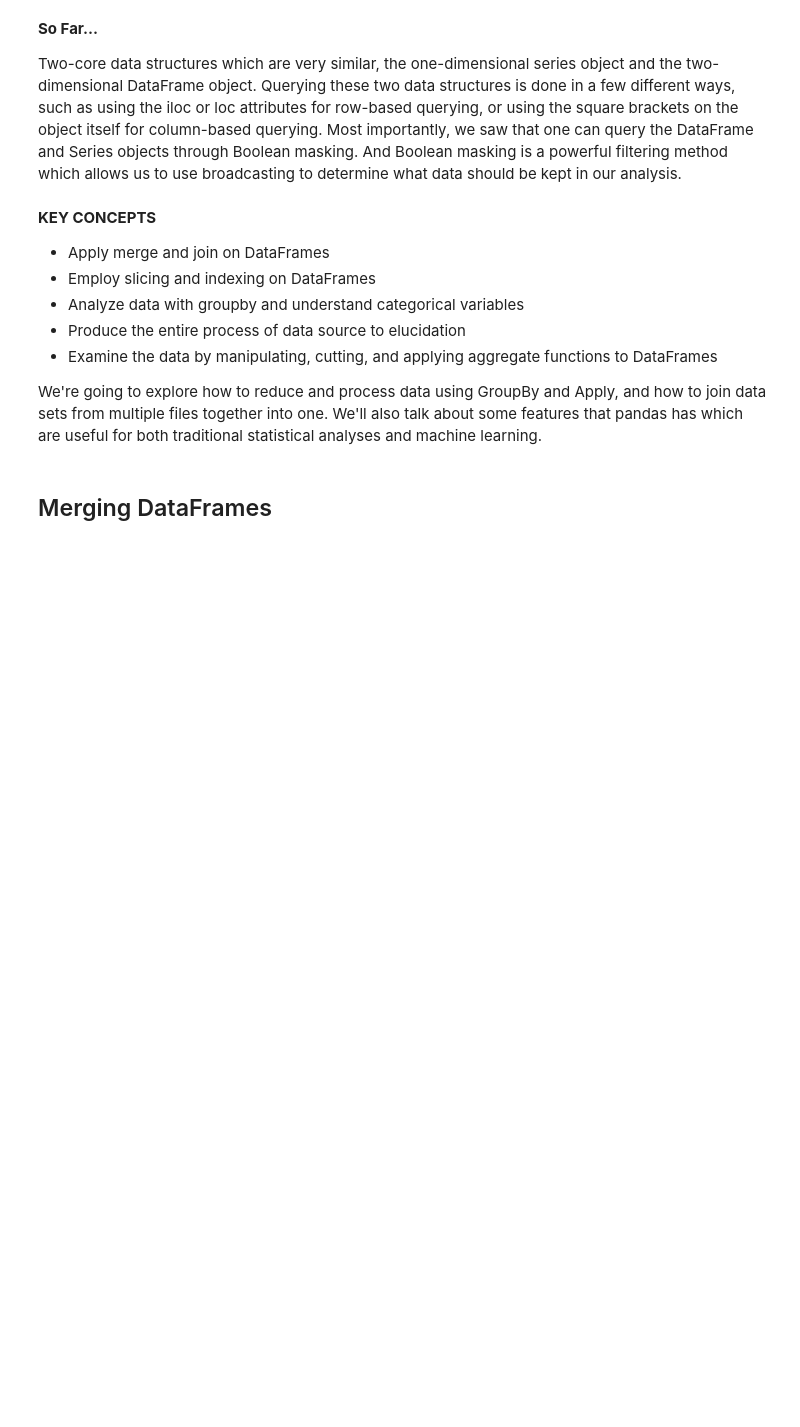
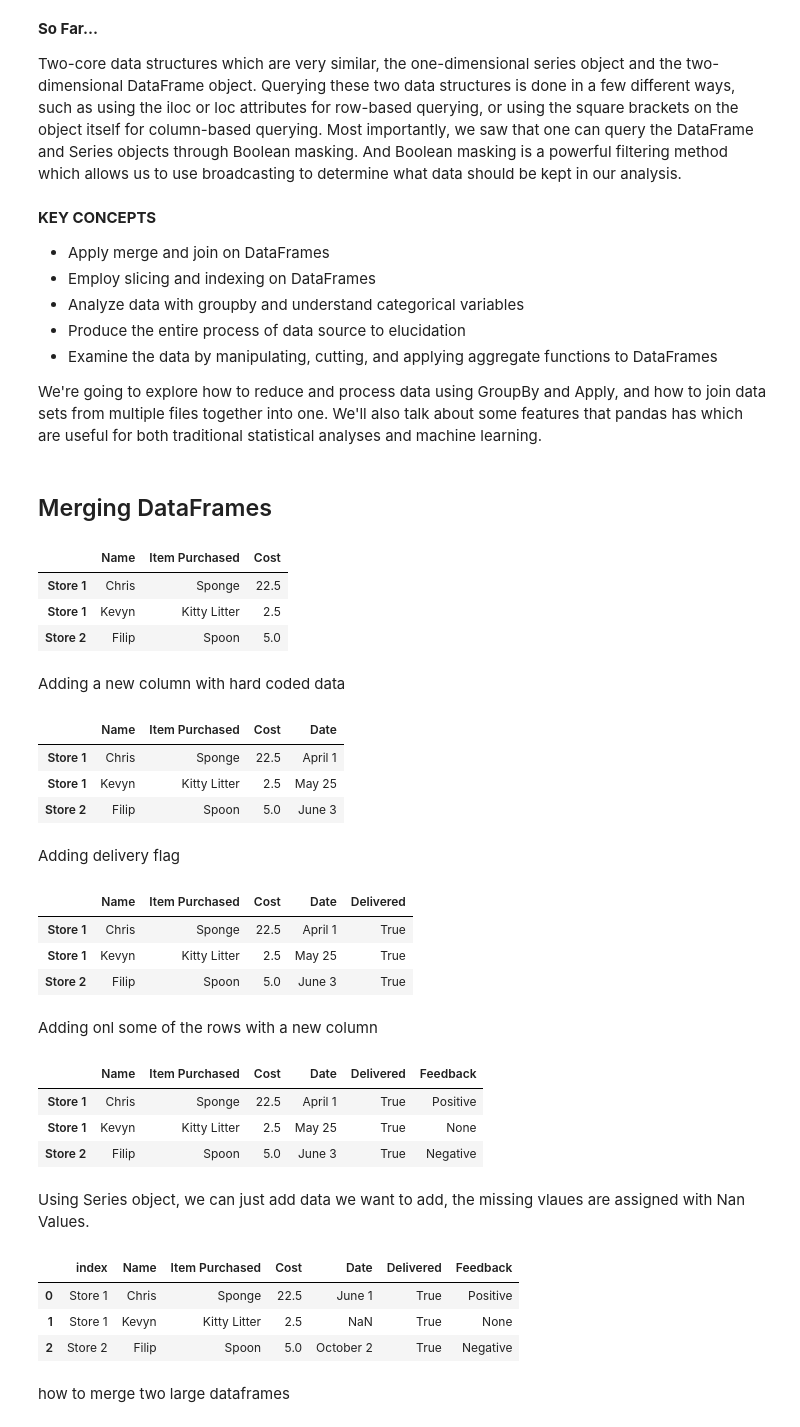
Before and after one commit to cybermax-008/Applied-data-analysis-using-python--Coursera, a Jupyter notebook: course_1:Introduction to data science/Week-3_MyNotes.ipynb, the cells around one changed output. Saved outputs shown, nothing was run; the diff lists cells and outputs as text; code cells hidden in the pictures; blank space fills up the shorter version.

```diff
--- a/course_1:Introduction to data science/Week-3_MyNotes.ipynb
+++ b/course_1:Introduction to data science/Week-3_MyNotes.ipynb
@@ -16,3 +16,60 @@
 We're going to explore how to reduce and process data using GroupBy and Apply, and how to join data sets from multiple files together into one. We'll also talk about some features that pandas has which are useful for both traditional statistical analyses and machine learning.
 # %% [markdown]
 ## Merging DataFrames
+# %%
+import pandas as pd
+import numpy as np
+
+df = pd.DataFrame([{'Name': 'Chris', 'Item Purchased': 'Sponge', 'Cost': 22.50},
+                   {'Name': 'Kevyn', 'Item Purchased': 'Kitty Litter', 'Cost': 2.50},
+                   {'Name': 'Filip', 'Item Purchased': 'Spoon', 'Cost': 5.00}],
+                  index=['Store 1', 'Store 1', 'Store 2'])
+df
+# %% [output]
+|  | Name | Item Purchased | Cost |
+| Store 1 | Chris | Sponge | 22.5 |
+| Store 1 | Kevyn | Kitty Litter | 2.5 |
+| Store 2 | Filip | Spoon | 5.0 |
+# %% [markdown]
+Adding a new column with hard coded data
+# %%
+df['Date']=['April 1','May 25','June 3']
+df
+# %% [output]
+|  | Name | Item Purchased | Cost | Date |
+| Store 1 | Chris | Sponge | 22.5 | April 1 |
+| Store 1 | Kevyn | Kitty Litter | 2.5 | May 25 |
+| Store 2 | Filip | Spoon | 5.0 | June 3 |
+# %% [markdown]
+Adding delivery flag
+# %%
+df['Delivered']=True
+df
+# %% [output]
+|  | Name | Item Purchased | Cost | Date | Delivered |
+| Store 1 | Chris | Sponge | 22.5 | April 1 | True |
+| Store 1 | Kevyn | Kitty Litter | 2.5 | May 25 | True |
+| Store 2 | Filip | Spoon | 5.0 | June 3 | True |
+# %% [markdown]
+Adding onl some of the rows with a new column
+# %%
+df['Feedback']=['Positive',None,'Negative']
+df
+# %% [output]
+|  | Name | Item Purchased | Cost | Date | Delivered | Feedback |
+| Store 1 | Chris | Sponge | 22.5 | April 1 | True | Positive |
+| Store 1 | Kevyn | Kitty Litter | 2.5 | May 25 | True | None |
+| Store 2 | Filip | Spoon | 5.0 | June 3 | True | Negative |
+# %% [markdown]
+Using Series object, we can just add data we want to add, the missing vlaues are assigned with Nan Values.
+# %%
+adf=df.reset_index()
+adf['Date']=pd.Series({0:'June 1',2:'October 2'})
+adf
+# %% [output]
+|  | index | Name | Item Purchased | Cost | Date | Delivered | Feedback |
+| 0 | Store 1 | Chris | Sponge | 22.5 | June 1 | True | Positive |
+| 1 | Store 1 | Kevyn | Kitty Litter | 2.5 | NaN | True | None |
+| 2 | Store 2 | Filip | Spoon | 5.0 | October 2 | True | Negative |
+# %% [markdown]
+how to merge two large dataframes
```
Also changed, not shown: parts of 24 cells of this notebook.
